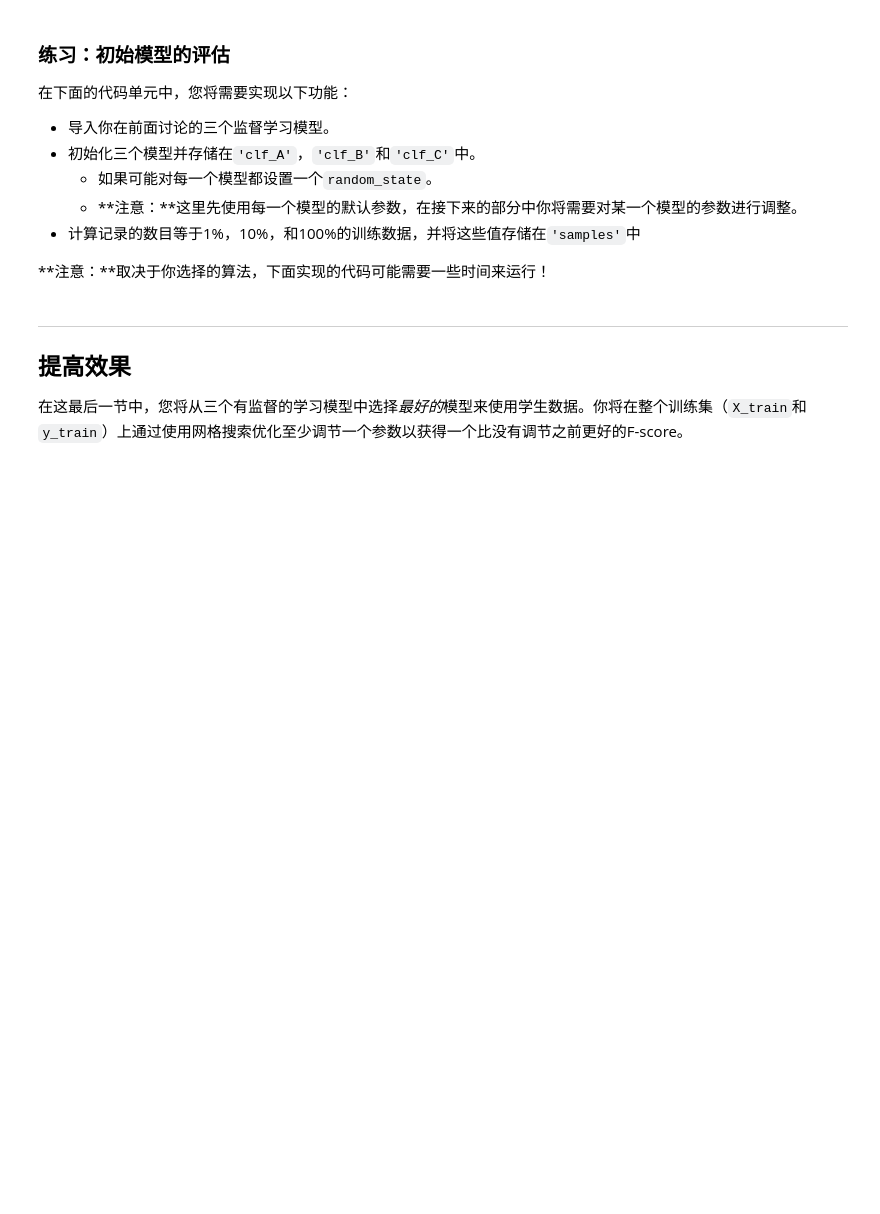
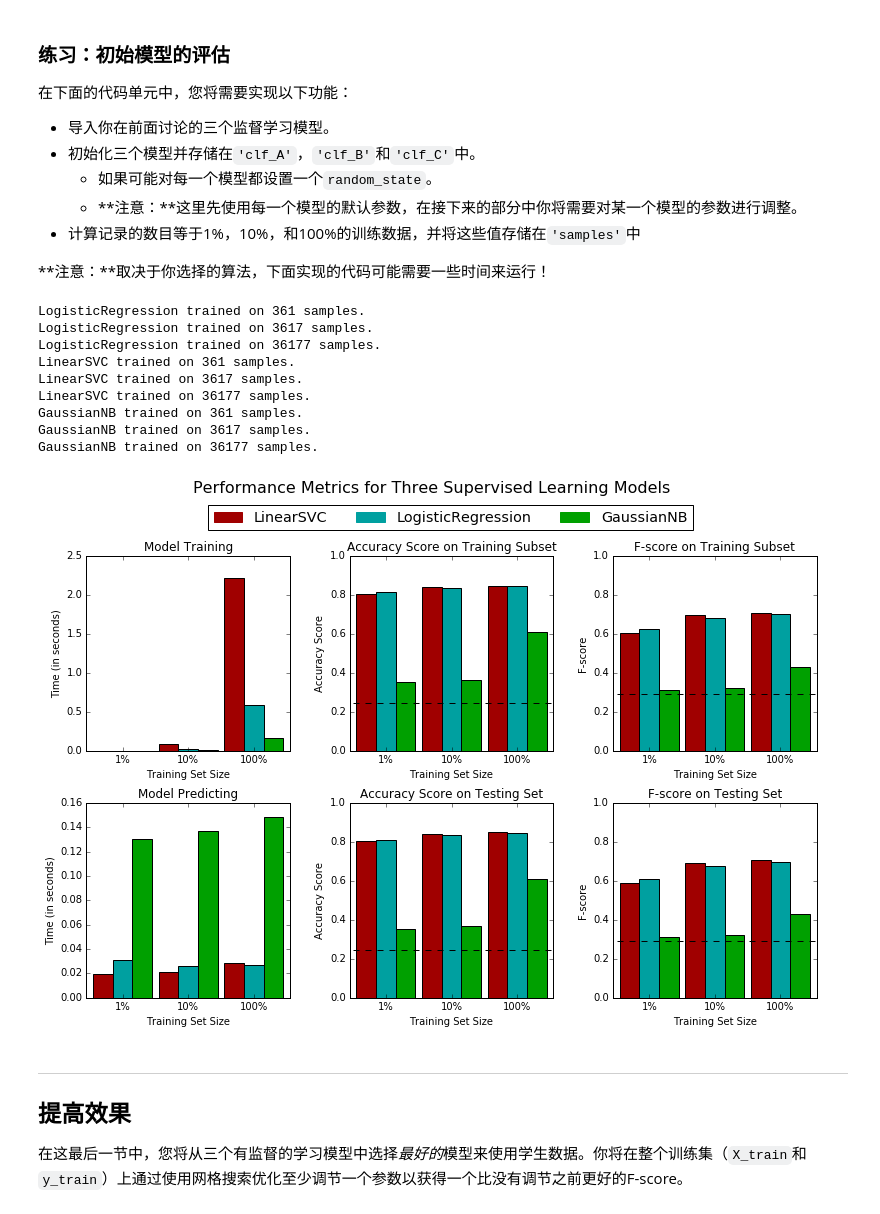
Before and after one commit to safezpa/my_finding_donors, a Jupyter notebook: finding_donors.ipynb, the cells around one changed output. Drawn from its saved outputs; the diff is of its cells as text; code cells hidden in the pictures; blank space fills up the shorter version.

```diff
--- a/finding_donors.ipynb
+++ b/finding_donors.ipynb
@@ -255,33 +311,33 @@ def train_predict(learner, sample_size, X_train, y_train, X_test, y_test):
     # TODO：使用sample_size大小的训练数据来拟合学习器
     # TODO: Fit the learner to the training data using slicing with 'sample_size'
     start = time() # 获得程序开始时间
-    learner = None
+    learner.fit(X_train[:sample_size], y_train[:sample_size])
     end = time() # 获得程序结束时间
 
     # TODO：计算训练时间
-    results['train_time'] = None
+    results['train_time'] = end - start
 
     # TODO: 得到在测试集上的预测值
     #       然后得到对前300个训练数据的预测结果
     start = time() # 获得程序开始时间
-    predictions_test = None
-    predictions_train = None
+    predictions_test = learner.predict(X_test)
+    predictions_train = learner.predict(X_train)
     end = time() # 获得程序结束时间
 
     # TODO：计算预测用时
-    results['pred_time'] = None
+    results['pred_time'] = end - start
 
     # TODO：计算在最前面的300个训练数据的准确率
-    results['acc_train'] = None
+    results['acc_train'] = accuracy_score(y_train, predictions_train)
 
     # TODO：计算在测试集上的准确率
-    results['acc_test'] = None
+    results['acc_test'] = accuracy_score(y_test, predictions_test)
 
     # TODO：计算在最前面300个训练数据上的F-score
-    results['f_train'] = None
+    results['f_train'] = fbeta_score(y_true=y_train, y_pred=predictions_train, beta=beta)
 
     # TODO：计算测试集上的F-score
-    results['f_test'] = None
+    results['f_test'] = fbeta_score(y_true=y_test, y_pred=predictions_test, beta=beta)
 
     # 成功
     print "{} trained on {} samples.".format(learner.__class__.__name__, sample_size)
@@ -301,27 +357,60 @@ def train_predict(learner, sample_size, X_train, y_train, X_test, y_test):
 # %%
 # TODO：从sklearn中导入三个监督学习模型
 
+#- Logistic回归 随机梯度下降分类器 (SGDC)
+from sklearn.linear_model import LogisticRegression, SGDClassifier
+
+#- 支撑向量机 (SVM)
+from sklearn.svm import LinearSVC, SVC
+
+#- 集成方法 (Bagging, AdaBoost, Random Forest, Gradient Boosting)
+from sklearn.ensemble import AdaBoostClassifier, GradientBoostingClassifier, RandomForestClassifier
+
+#- K近邻 (KNeighbors)
+from sklearn.neighbors import KNeighborsClassifier
+
+#- 高斯朴素贝叶斯 (GaussianNB)
+from sklearn.naive_bayes import GaussianNB
+
+#- 决策树
+from sklearn.tree import DecisionTreeClassifier
+
+
 # TODO：初始化三个模型
-clf_A = None
-clf_B = None
-clf_C = None
+clf_A = LogisticRegression(random_state=101)
+clf_B = LinearSVC(random_state=101)
+clf_C = GaussianNB()
+
+# clf_D = RandomForestClassifier(random_state=543)
+# clf_E = AdaBoostClassifier(random_state=543)
 
 # TODO：计算1%， 10%， 100%的训练数据分别对应多少点
-samples_1 = None
-samples_10 = None
-samples_100 = None
+samples_1 = int(0.01*len(X_train))
+samples_10 = int(0.1*len(X_train))
+samples_100 = int(1*len(X_train))
 
 # 收集学习器的结果
 results = {}
 for clf in [clf_A, clf_B, clf_C]:
     clf_name = clf.__class__.__name__
     results[clf_name] = {}
     for i, samples in enumerate([samples_1, samples_10, samples_100]):
         results[clf_name][i] = \
         train_predict(clf, samples, X_train, y_train, X_test, y_test)
 
 # 对选择的三个模型得到的评价结果进行可视化
 vs.evaluate(results, accuracy, fscore)
+# %% [output]
+LogisticRegression trained on 361 samples.
+LogisticRegression trained on 3617 samples.
+LogisticRegression trained on 36177 samples.
+LinearSVC trained on 361 samples.
+LinearSVC trained on 3617 samples.
+LinearSVC trained on 36177 samples.
+GaussianNB trained on 361 samples.
+GaussianNB trained on 3617 samples.
+GaussianNB trained on 36177 samples.
+[figure, added]
 # %% [markdown]
 ----
 ## 提高效果
```
Also changed, not shown: parts of 18 cells of this notebook.
